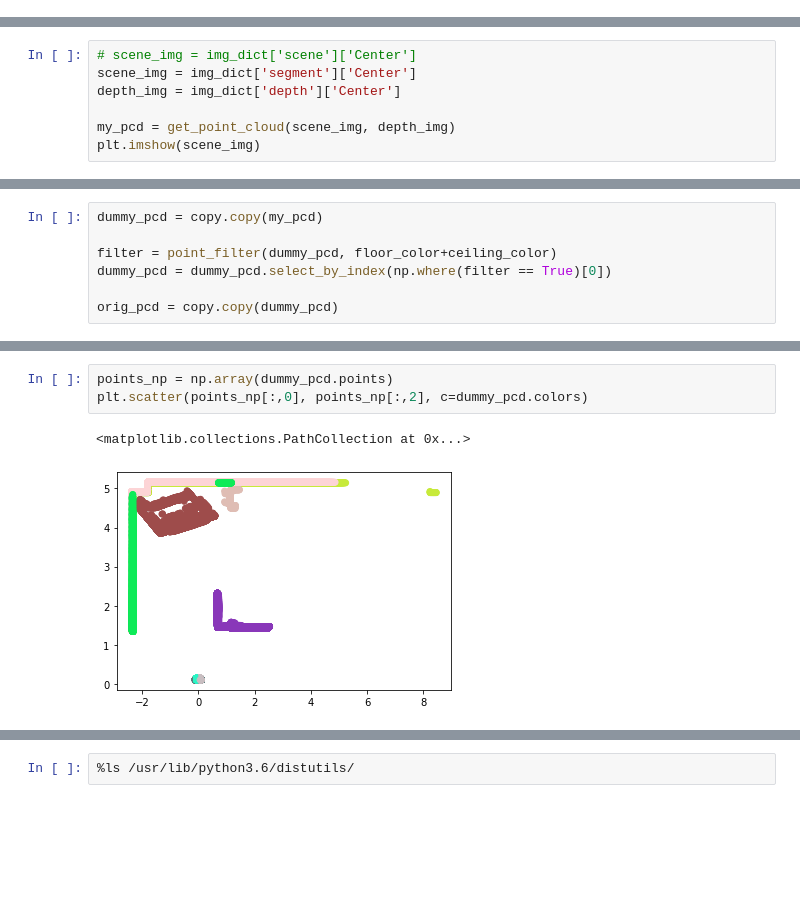
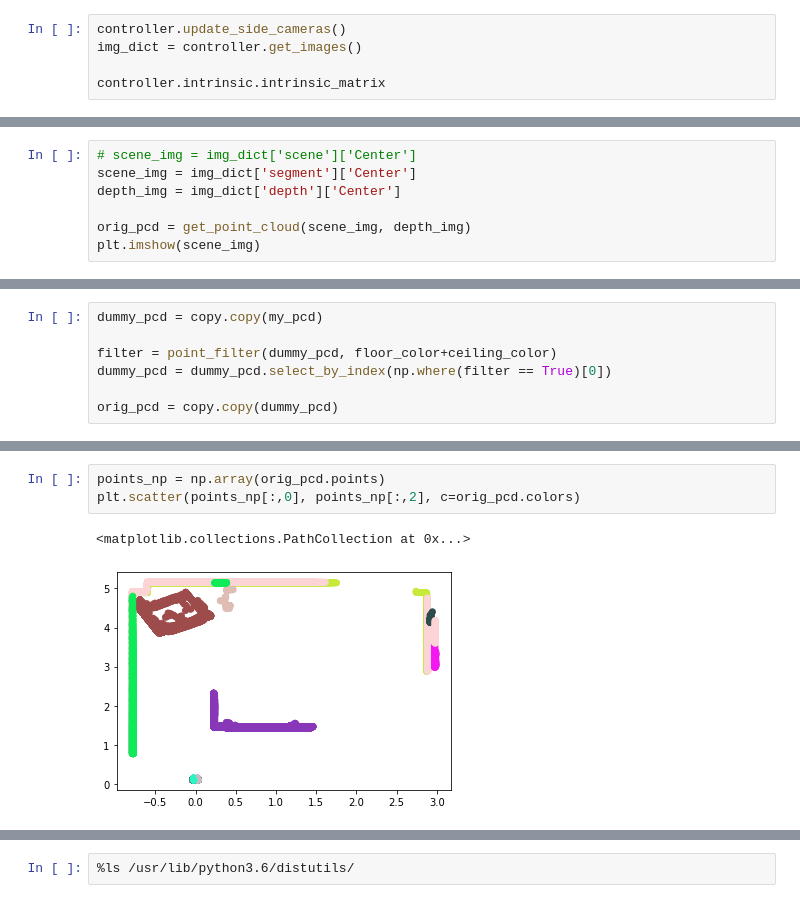
Before and after one commit to VishnuDuttSharma/occupancy_prediction, a Jupyter notebook: AI2THOR_Data_Generation.ipynb, the cells around one changed output, grey strips where cells are left out. Cells and saved outputs as stored; diff of their text form; blank space fills up the shorter version.

```diff
--- a/AI2THOR_Data_Generation.ipynb
+++ b/AI2THOR_Data_Generation.ipynb
@@ -104,0 +122,5 @@ img_dict = controller.get_images()
+# %%
+controller.update_side_cameras()
+img_dict = controller.get_images()
+
+controller.intrinsic.intrinsic_matrix
@@ -181,7 +262,7 @@ plt.scatter(points_np[:,0], points_np[:,2], c=my_pcd.colors)
 scene_img = img_dict['segment']['Center']
 depth_img = img_dict['depth']['Center']
 
-my_pcd = get_point_cloud(scene_img, depth_img)
+orig_pcd = get_point_cloud(scene_img, depth_img)
 plt.imshow(scene_img)
 # %% [output]
 <matplotlib.image.AxesImage at 0x...>
@@ -213,6 +310,6 @@ plt.scatter(points_np[:,0], points_np[:,2], c=dummy_pcd.colors)
 # %%
-points_np = np.array(dummy_pcd.points)
-plt.scatter(points_np[:,0], points_np[:,2], c=dummy_pcd.colors)
+points_np = np.array(orig_pcd.points)
+plt.scatter(points_np[:,0], points_np[:,2], c=orig_pcd.colors)
 # %% [output]
 <matplotlib.collections.PathCollection at 0x...>
-[figure, old version]
+[figure, new version]
```
Also changed, not shown: parts of 90 cells of this notebook.
